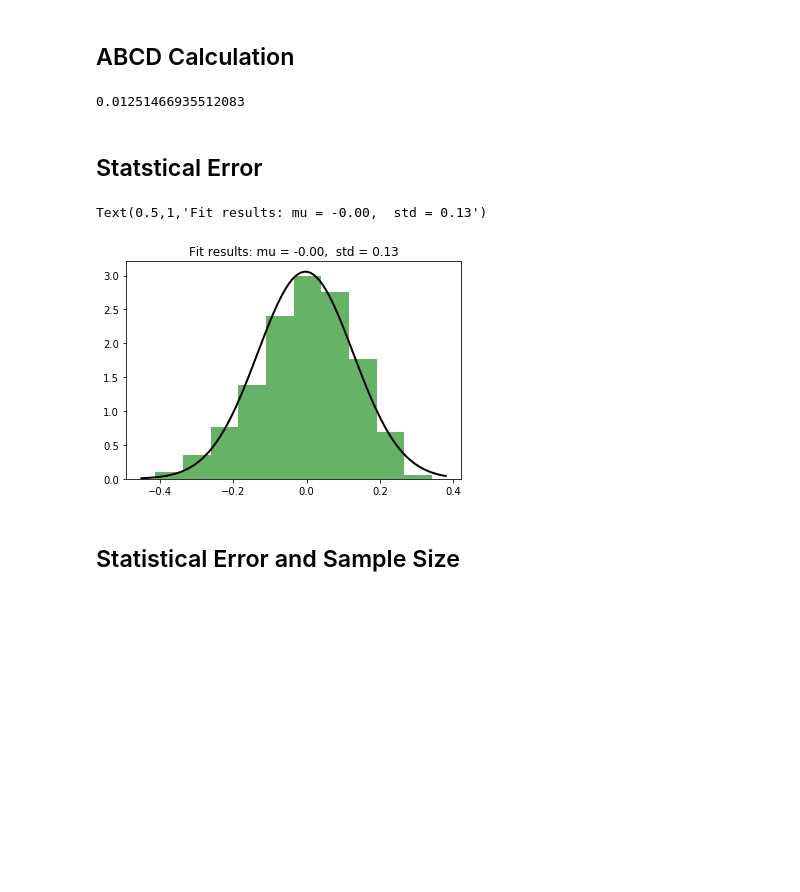
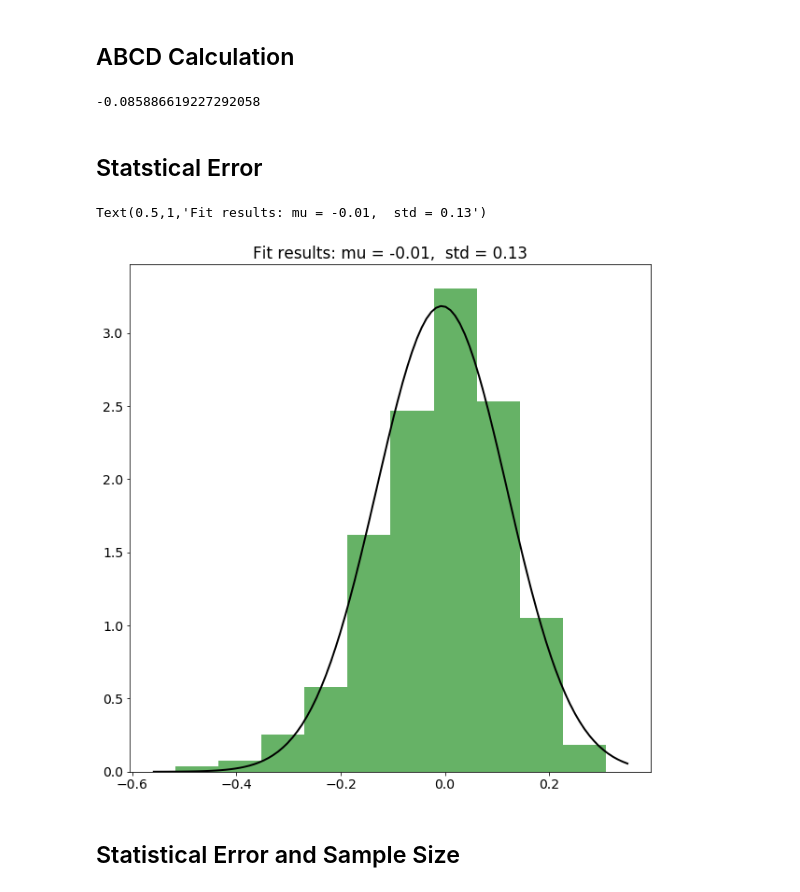
Before and after one commit to ATLASCalRatio/ABCDExplorations, a Jupyter notebook: notebooks/01 - Simple Uncorrelated.ipynb, the cells around one changed output. Saved outputs shown, nothing was run; the diff lists cells and outputs as text; code cells hidden in the pictures; blank space fills up the shorter version.

```diff
--- a/notebooks/01 - Simple Uncorrelated.ipynb
+++ b/notebooks/01 - Simple Uncorrelated.ipynb
@@ -41,27 +49,21 @@ plt.scatter(sample['v1'], sample['v2'])
 # %% [markdown]
 ## ABCD Calculation
-# %%
-def calc_ABCD(s, xc, yc):
-    A = s.loc[(s['v1']<=xc) & (s['v2']>yc)]
-    B = s.loc[(s['v1']<=xc) & (s['v2']<=yc)]
-    C = s.loc[(s['v1']>xc) & (s['v2']>yc)]
-    D = s.loc[(s['v1']>xc) & (s['v2']<=yc)]
-    nA = len(A.index)
-    nB = len(B.index)
-    nC = len(C.index)
-    nD = len(D.index)
-    if (nD == 0) | (nA == 0):
-        fractionalError = 0
-    else:
-        pred = nB*nC/nD
-        fractionalError = (nA - pred)/nA
-    return fractionalError
-# %%
-xcut = 0.5
-ycut = 0.5
-calc_ABCD(sample, xcut, ycut)
-# %% [output]
-0.01251466935512083
+# %%
+def calc_ABCD(s, xc, yc):
+    # Build lists of true and false for each regions condition
+    right = s.v1>xc
+    up = s.v2>ycut
+    left = ~right
+    down = ~up
+    nA,nB,nC,nD = [np.sum(z) for z in [left & up, left & down, right & up, right & down]]
+    if (nD == 0) | (nA == 0):
+        return 0
+    pred = nB*nC/nD
+    return (nA - pred)/nA
+# %%
+calc_ABCD(sample, xcut, ycut)
+# %% [output]
+-0.085886619227292058
 # %% [markdown]
 ## Statstical Error
 # %%
@@ -69,20 +71,20 @@ def ABCD_statistics (nS, xcut, ycut):
     s = generate(nS)
     return calc_ABCD(s, xcut, ycut)
 # %%
-stas = pd.DataFrame([ABCD_statistics(int(1000), xcut, ycut) for i in range(1000)], columns=['ABCD Fractional Error'])
+stas = pd.DataFrame([ABCD_statistics(int(1000), xcut, ycut) for i in range(1000)], columns=['FracError'])
 # %%
-mu, std = norm.fit(stas['ABCD Fractional Error'])
+mu, std = norm.fit(stas.FracError)
 # %%
-plt.hist(stas['ABCD Fractional Error'], normed=True, alpha=0.6, color='g')
+plt.figure(figsize=(10,10))
+plt.hist(stas.FracError, normed=True, alpha=0.6, color='g')
 xmin, xmax = plt.xlim()
 x = np.linspace(xmin, xmax, 100)
 p = norm.pdf(x, mu, std)
 plt.plot(x, p, 'k', linewidth=2)
-title = "Fit results: mu = %.2f,  std = %.2f" % (mu, std)
-plt.title(title)
+plt.title("Fit results: mu = {0:.2f},  std = {1:.2f}".format(mu, std))
 # %% [output]
-Text(0.5,1,'Fit results: mu = -0.00,  std = 0.13')
+Text(0.5,1,'Fit results: mu = -0.01,  std = 0.13')
-[figure, old version]
+[figure, new version]
 # %% [markdown]
 ## Statistical Error and Sample Size
 # %%
```
Also changed, not shown: parts of 7 cells of this notebook.
